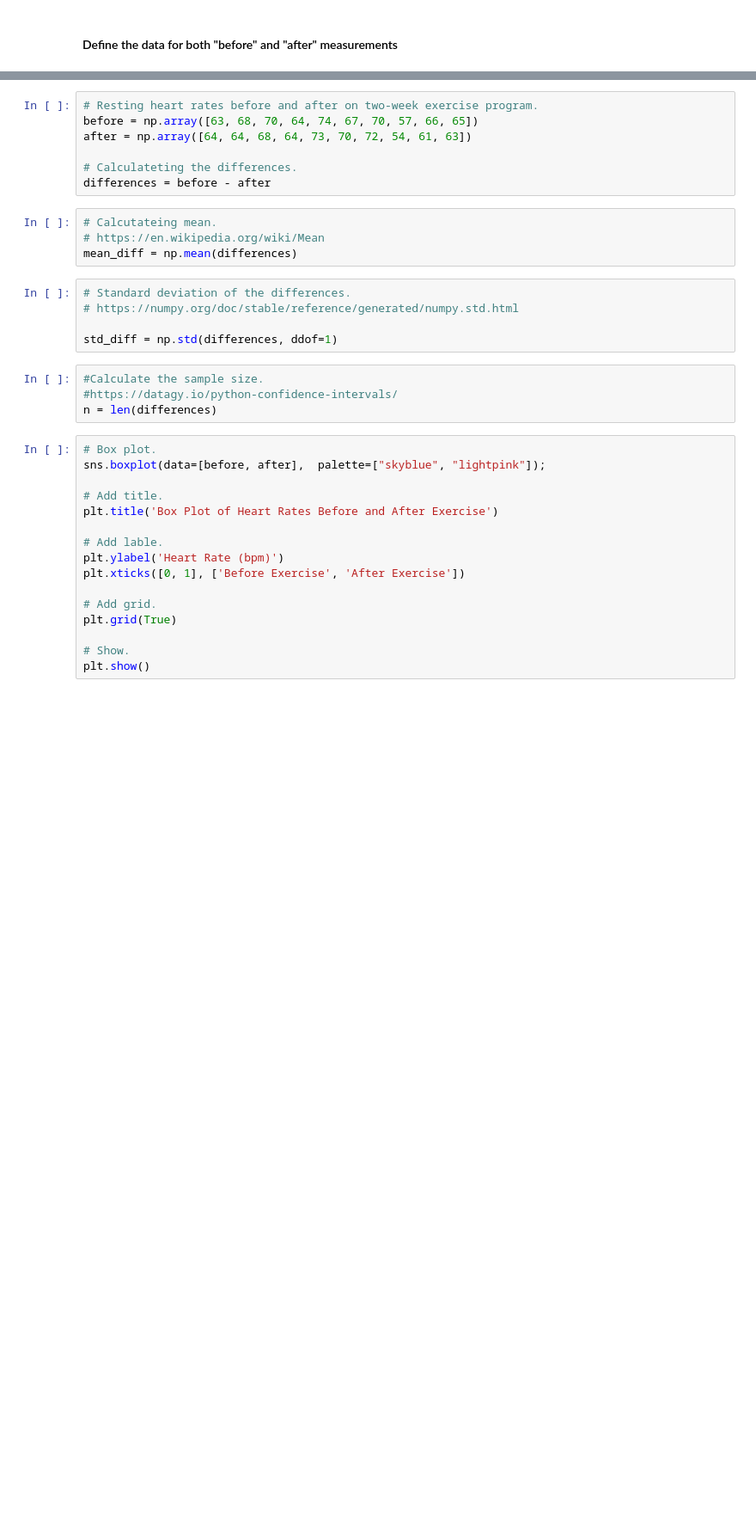
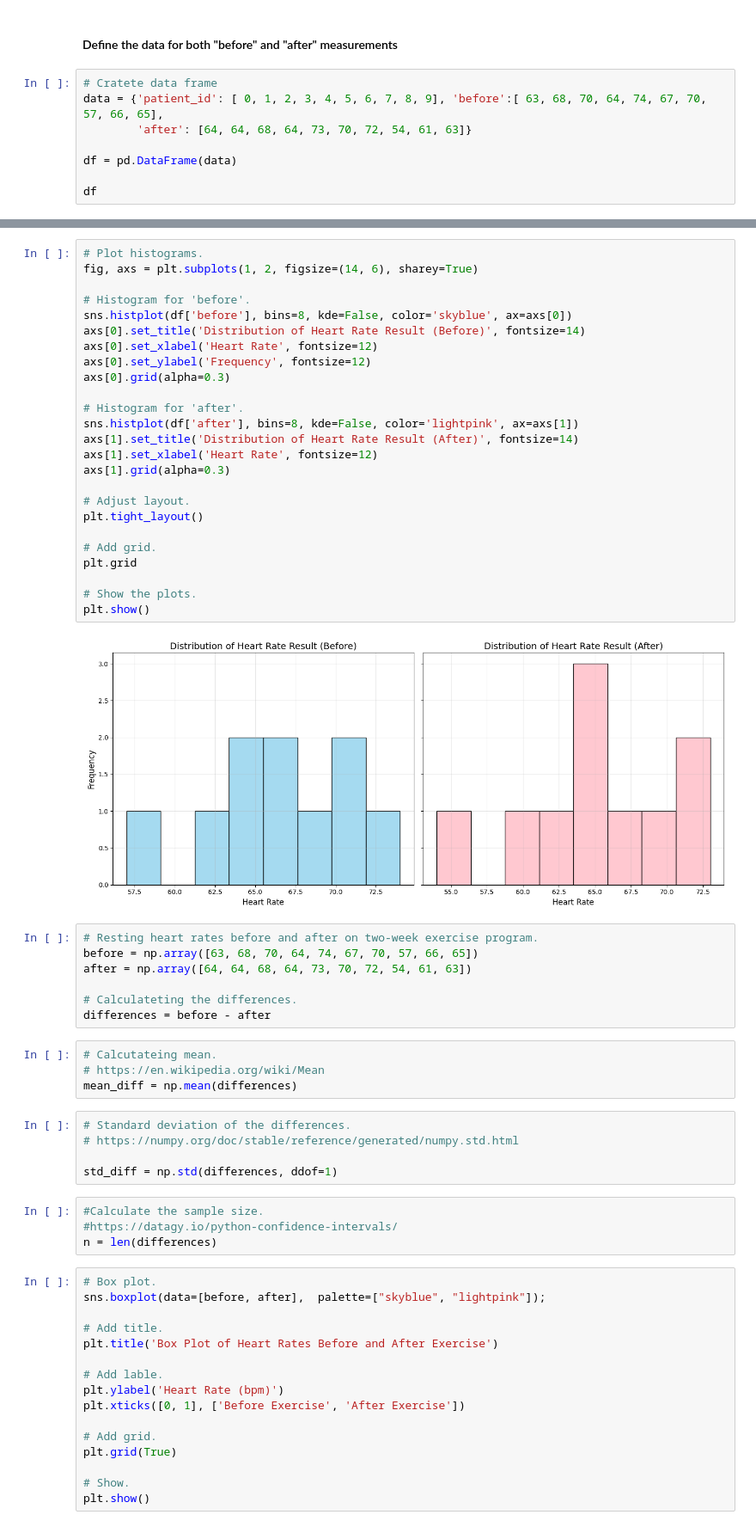
Before and after one commit to Waszka22/statistics, a Jupyter notebook: tasks.ipynb, the cells around one changed output, grey strips where cells are left out. Shown at 86% size. Cells and saved outputs as stored; diff of their text form; blank space fills up the shorter version.

Commit message:
task 3 adding plot

```diff
--- a/tasks.ipynb
+++ b/tasks.ipynb
@@ -161,2 +164,10 @@ import seaborn as sns
 # %% [markdown]
 #### Define the data for both "before" and "after" measurements
+# %%
+# Cratete data frame
+data = {'patient_id': [ 0, 1, 2, 3, 4, 5, 6, 7, 8, 9], 'before':[ 63, 68, 70, 64, 74, 67, 70, 57, 66, 65],
+        'after': [64, 64, 68, 64, 73, 70, 72, 54, 61, 63]}
+
+df = pd.DataFrame(data)
+
+df
@@ -163,3 +213,30 @@ import seaborn as sns
+# %%
+# Plot histograms.
+fig, axs = plt.subplots(1, 2, figsize=(14, 6), sharey=True)
+
+# Histogram for 'before'.
+sns.histplot(df['before'], bins=8, kde=False, color='skyblue', ax=axs[0])
+axs[0].set_title('Distribution of Heart Rate Result (Before)', fontsize=14)
+axs[0].set_xlabel('Heart Rate', fontsize=12)
+axs[0].set_ylabel('Frequency', fontsize=12)
+axs[0].grid(alpha=0.3)
+
+# Histogram for 'after'.
+sns.histplot(df['after'], bins=8, kde=False, color='lightpink', ax=axs[1])
+axs[1].set_title('Distribution of Heart Rate Result (After)', fontsize=14)
+axs[1].set_xlabel('Heart Rate', fontsize=12)
+axs[1].grid(alpha=0.3)
+
+# Adjust layout.
+plt.tight_layout()
+
+# Add grid.
+plt.grid
+
+# Show the plots.
+plt.show()
+# %% [output]
+[figure, added]
 # %%
 # Resting heart rates before and after on two-week exercise program.
 before = np.array([63, 68, 70, 64, 74, 67, 70, 57, 66, 65])
```
Also changed, not shown: parts of 4 cells of this notebook.
